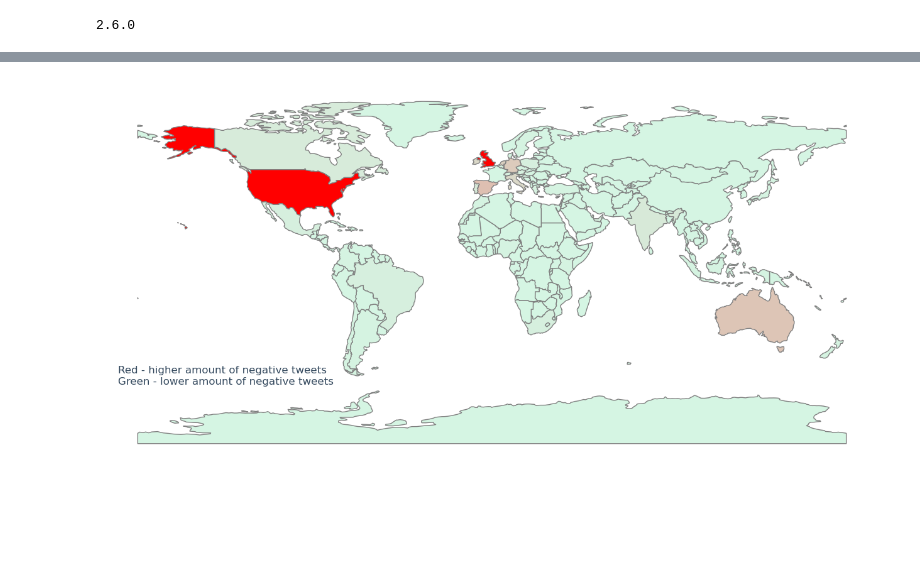
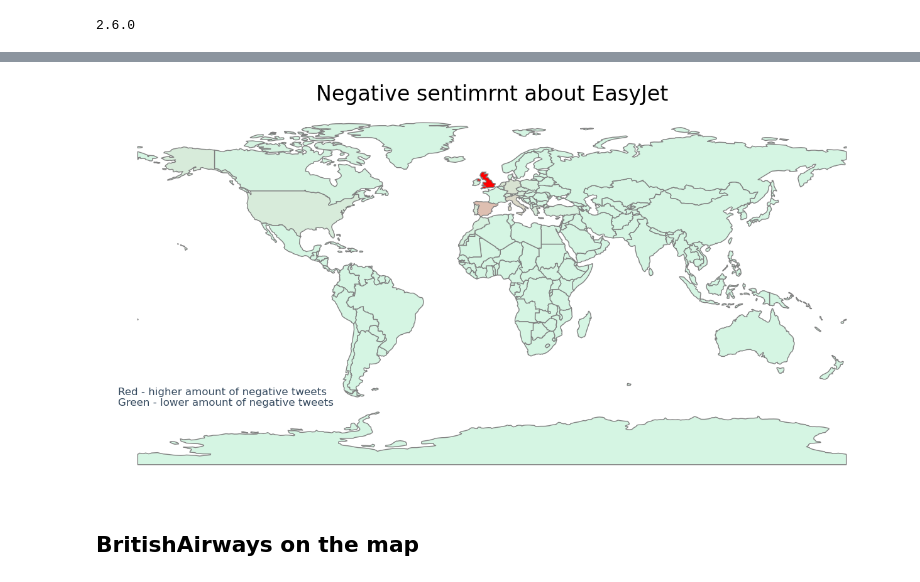
Before and after one commit to AlexRaudvee/Sentiment_Analysis_Tiwitter, a Jupyter notebook: get_geo.ipynb, the cells around one changed output, grey strips where cells are left out. Saved outputs shown, nothing was run; the diff lists cells and outputs as text; code cells hidden in the pictures; blank space fills up the shorter version.

```diff
--- a/get_geo.ipynb
+++ b/get_geo.ipynb
@@ -398,0 +320,10 @@ world['margin'] = world['iso_a3'].apply(lambda row: get_margin(row, df_neg_geo))
+# %%
+# convert jsons to the dataframes
+df_for_easyjet = pd.read_json(easyjet_path)
+df_for_britishairways = pd.read_json(british_path)
+# %%
+df_for_britishairways.drop(['timestamp_ms', 'text', 'sentiment_numeric', 'timestamp_int', 'text_clean_len', 'till_hour_str', 'day_of_year', 'till_minute_str'], axis=1, inplace=True)
+df_for_easyjet.drop(['timestamp_ms', 'text', 'sentiment_numeric', 'timestamp_int', 'text_clean_len', 'till_hour_str', 'day_of_year', 'till_minute_str'], axis=1, inplace=True)
+# %%
+df_for_easyjet = pd.merge(df_for_easyjet, tweet_geo_df, on='tweet_id')
+df_for_britishairways = pd.merge(df_for_britishairways, tweet_geo_df, on='tweet_id')
@@ -399,3 +332,24 @@ world['margin'] = world['iso_a3'].apply(lambda row: get_margin(row, df_neg_geo))
+# %%
+# take only negatives
+df_for_easyjet_neg = df_for_easyjet[df_for_easyjet['sentiment_label'] == 'negative']
+
+# take only needed info from the dataframe for the plot
+df_neg_geo_ej = df_for_easyjet_neg[(df_for_easyjet_neg['sentiment_label'] == 'negative') ]
+df_neg_geo_ej.user_id.mask(df_neg_geo_ej.tweet_id.isin(exclude_list),inplace=True)
+
+# group by country code with counted number of negatives tweets
+df_neg_geo_ej = df_neg_geo_ej.groupby('country_code').count()[['tweet_id']].reset_index().drop(0)
+
+# eluminate the row with XK because it is not in pandas anymore
+df_neg_geo_ej = df_neg_geo_ej[df_neg_geo_ej.country_code != 'XK']
+
+# add the alpha3 instead of the code
+df_neg_geo_ej['alpha_3'] = df_neg_geo_ej['country_code'].apply(lambda x: countries[x])
+
+# df_neg_geo = df_neg_geo[df_neg_geo['tweet_id'] > 20]
+
+# add all them in the world dataframe
+world['margin'] = world['iso_a3'].apply(lambda row: get_margin(row, df_neg_geo_ej))
 # %%
 world[world['margin'] != 0]
 # %% [output]
@@ -415,13 +373,16 @@ world[world['margin'] != 0]
 # %%
 # create new color map
 from  matplotlib.colors import LinearSegmentedColormap
 cmap=LinearSegmentedColormap.from_list('rg',['#D5F5E3', 'red', 'red'], N=256)
 
 ax2 = world.plot(column='margin',  figsize=(16,16), edgecolor=u'gray', cmap=cmap)
 plt.ylabel('Latitude')
 plt.xlabel('Longitude')
 plt.text(x=-190, y=-60, s="""Red - higher amount of negative tweets \nGreen - lower amount of negative tweets""", c='#34495E', size=12)
 plt.axis(False)
+plt.title('Negative sentimrnt about EasyJet', size=24)
 plt.show()
 # %% [output]
-[figure, old version]
+[figure, new version]
+# %% [markdown]
+## BritishAirways on the map
```
Also changed, not shown: parts of 28 cells of this notebook.
